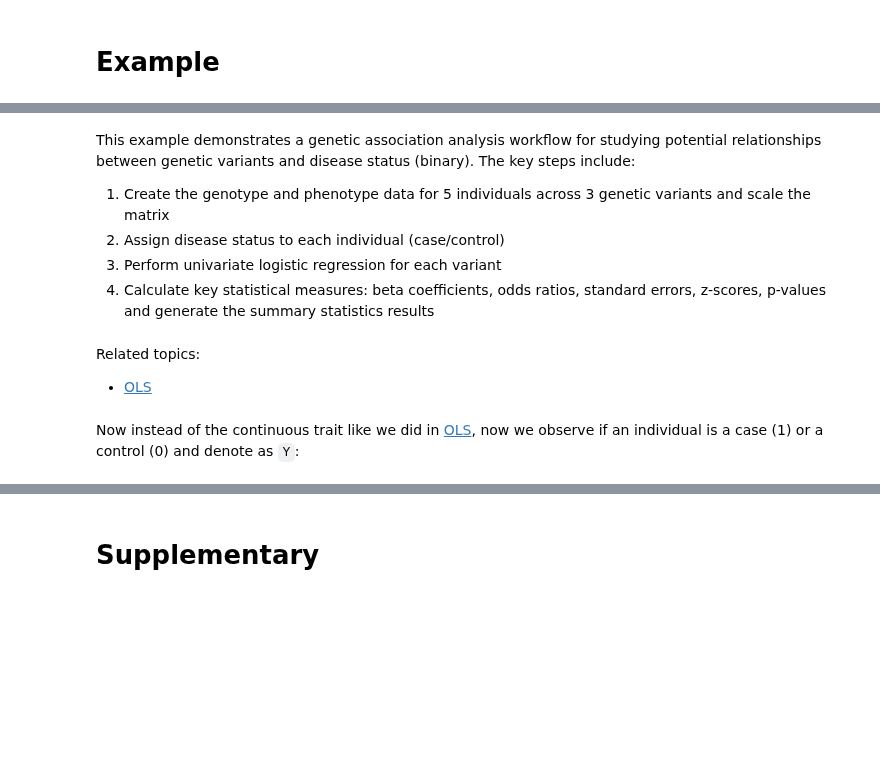
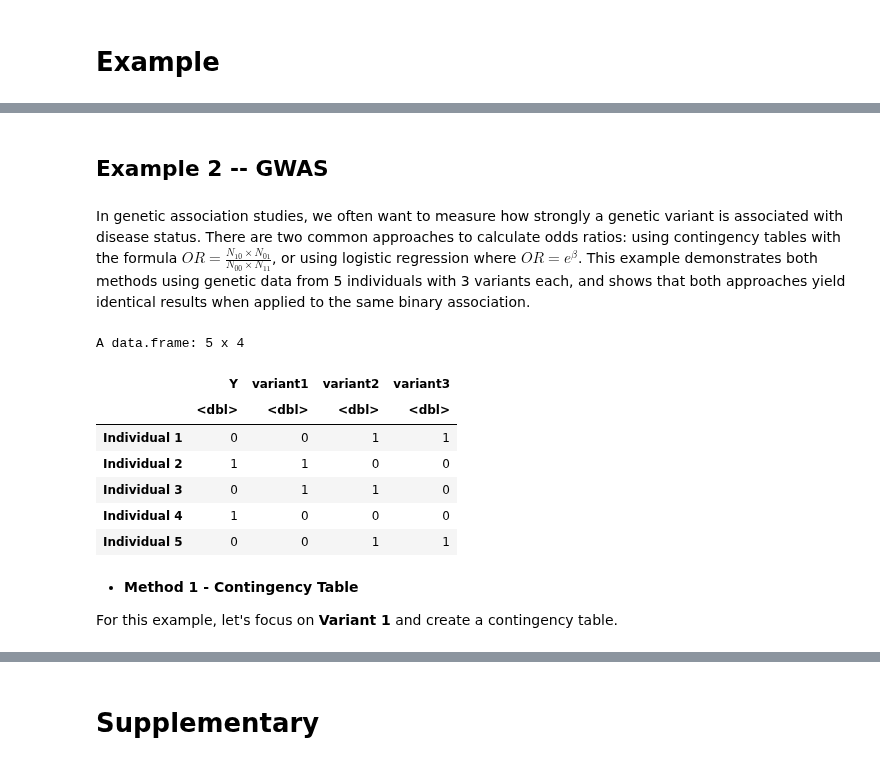
Before and after one commit to StatFunGen/statgen-prerequisites, a Jupyter notebook: odds_ratio.ipynb, the cells around one changed output, grey strips where cells are left out. Cells and saved outputs as stored; diff of their text form; code cells hidden in the pictures; blank space fills up the shorter version.

```diff
--- a/odds_ratio.ipynb
+++ b/odds_ratio.ipynb
@@ -59,0 +155,9 @@ $$
+# %%
+# Calculate odds ratio
+a <- contingency_table[1,1]  # Maternal A, Paternal A
+b <- contingency_table[1,2]  # Maternal A, Paternal a
+c <- contingency_table[2,1]  # Maternal a, Paternal A
+d <- contingency_table[2,2]  # Maternal a, Paternal a
+
+odds_ratio <- (a * d) / (b * c)
+cat("\nOdds Ratio =", round(odds_ratio, 4), "\n")
@@ -60,50 +239,65 @@ $$
+# %% [markdown]
+## Example 2 -- GWAS
 # %% [markdown]
-This example demonstrates a genetic association analysis workflow for studying potential relationships between genetic variants and disease status (binary). The key steps include:
-
-1. Create the genotype and phenotype data for 5 individuals across 3 genetic variants and scale the matrix
-2. Assign disease status to each individual (case/control)
-3. Perform univariate logistic regression for each variant
-4. Calculate key statistical measures: beta coefficients, odds ratios, standard errors, z-scores, p-values and generate the summary statistics results
+In genetic association studies, we often want to measure how strongly a genetic variant is associated with disease status. There are two common approaches to calculate odds ratios: using contingency tables with the formula $OR = \frac{N_{10} \times N_{01}}{N_{00} \times N_{11}}$, or using logistic regression where $OR = e^{\beta}$. This example demonstrates both methods using genetic data from 5 individuals with 3 variants each, and shows that both approaches yield identical results when applied to the same binary association.
-# %% [markdown]
-Related topics:
-- [OLS](https://gaow.github.io/statgen-prerequisites/ordinary_least_squares.html)
 # %%
 # Clear the environment
 rm(list = ls())
 
 # Define genotypes for 5 individuals at 3 variants
 # These represent actual alleles at each position
 # For example, Individual 1 has genotypes: CC, CT, AT
 genotypes <- c(
  "CC", "CT", "AT",  # Individual 1
  "TT", "TT", "AA",  # Individual 2
  "CT", "CT", "AA",  # Individual 3
  "CC", "TT", "AA",  # Individual 4
  "CC", "CC", "TT"   # Individual 5
 )
 # Reshape into a matrix
 N = 5
 M = 3
 geno_matrix <- matrix(genotypes, nrow = N, ncol = M, byrow = TRUE)
 rownames(geno_matrix) <- paste("Individual", 1:N)
 colnames(geno_matrix) <- paste("Variant", 1:M)
 
 alt_alleles <- c("T", "C", "T")
 
-# Convert to raw genotype matrix using the additive / dominant / recessive model
-Xraw_additive <- matrix(0, nrow = N, ncol = M) # dount number of non-reference alleles
-
-rownames(Xraw_additive) <- rownames(geno_matrix)
-colnames(Xraw_additive) <- colnames(geno_matrix)
+# Convert to dominant model: 0 = no alt alleles, 1 = one or more alt alleles
+X_dominant <- matrix(0, nrow = N, ncol = M)
+rownames(X_dominant) <- rownames(geno_matrix)
+colnames(X_dominant) <- colnames(geno_matrix)
 
 for (i in 1:N) {
   for (j in 1:M) {
     alleles <- strsplit(geno_matrix[i,j], "")[[1]]
-    Xraw_additive[i,j] <- sum(alleles == alt_alleles[j])
+    alt_count <- sum(alleles == alt_alleles[j])
+    X_dominant[i,j] <- ifelse(alt_count > 0, 1, 0)  # dominant model
   }
 }
 
-X <- scale(Xraw_additive, center = TRUE, scale = TRUE)
+# assign observed disease status for the 5 individuals (1: case, 0: control)
+Y <- c(0, 1, 0, 1, 0)
+
+# Create a data frame for analysis
+data <- data.frame(
+  Y = Y,
+  variant1 = X_dominant[,1],
+  variant2 = X_dominant[,2],
+  variant3 = X_dominant[,3]
+)
+data
+# %% [output]
+A data.frame: 5 x 4
+|  | Y | variant1 | variant2 | variant3 |
+|  | <dbl> | <dbl> | <dbl> | <dbl> |
+| Individual 1 | 0 | 0 | 1 | 1 |
+| Individual 2 | 1 | 1 | 0 | 0 |
+| Individual 3 | 0 | 1 | 1 | 0 |
+| Individual 4 | 1 | 0 | 0 | 0 |
+| Individual 5 | 0 | 0 | 1 | 1 |
 # %% [markdown]
-Now instead of the continuous trait like we did in [OLS](https://gaow.github.io/statgen-prerequisites/ordinary_least_squares.html), now we observe if an individual is a case (1) or a control (0) and denote as `Y`:
+- **Method 1 - Contingency Table**
+
+For this example, let's focus on **Variant 1** and create a contingency table.
 # %%
```
Also changed, not shown: parts of 27 cells of this notebook, 8 other files.
